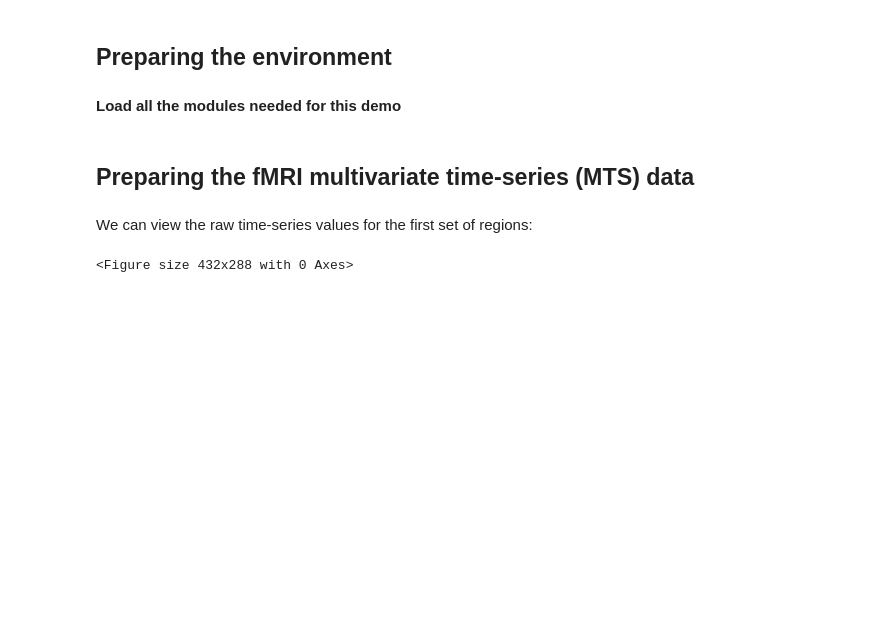
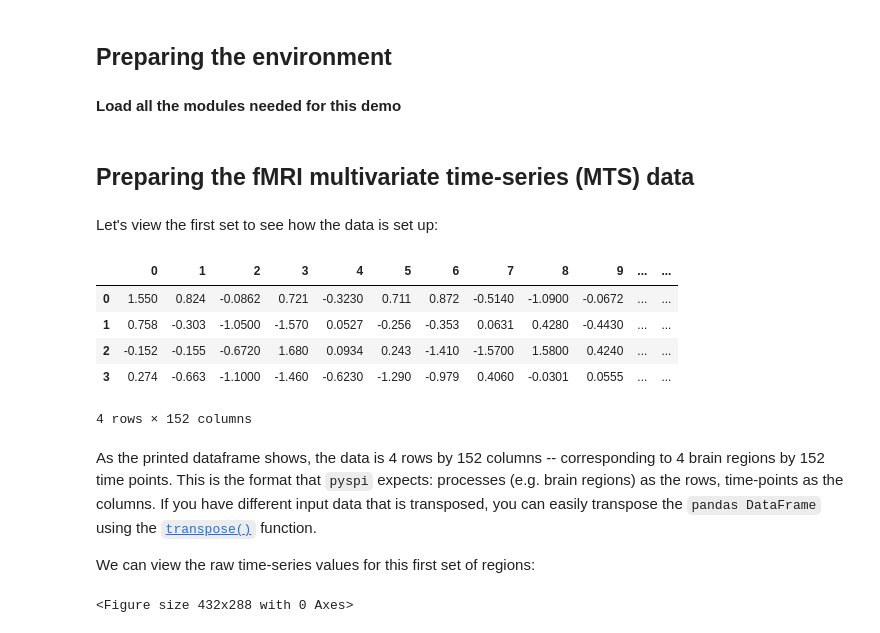
Before and after one commit to anniegbryant/CNS_2022, a Jupyter notebook: pyspi_tutorial/CNS2022_pyspi_demo.ipynb, the cells around one changed output. Saved outputs shown, nothing was run; the diff lists cells and outputs as text; code cells hidden in the pictures; blank space fills up the shorter version.

```diff
--- a/pyspi_tutorial/CNS2022_pyspi_demo.ipynb
+++ b/pyspi_tutorial/CNS2022_pyspi_demo.ipynb
@@ -40,6 +42,19 @@ BOLD_fMRI_TS_set4 = pd.read_csv("/media/sf_Shared_Folder/github/CNS_2022/pyspi_t
 
 # We can arbitrarily label our brain regions ROI1, ROI2, ROI3, ROI4
 region_labels = ["ROI1", "ROI2", "ROI3", "ROI4"]
+# %% [markdown]
+Let's view the first set to see how the data is set up:
+# %%
+BOLD_fMRI_TS_set1
+# %% [output]
+|  | 0 | 1 | 2 | 3 | 4 | 5 | 6 | 7 | 8 | 9 | ... | ... |
+| 0 | 1.550 | 0.824 | -0.0862 | 0.721 | -0.3230 | 0.711 | 0.872 | -0.5140 | -1.0900 | -0.0672 | ... | ... |
+| 1 | 0.758 | -0.303 | -1.0500 | -1.570 | 0.0527 | -0.256 | -0.353 | 0.0631 | 0.4280 | -0.4430 | ... | ... |
+| 2 | -0.152 | -0.155 | -0.6720 | 1.680 | 0.0934 | 0.243 | -1.410 | -1.5700 | 1.5800 | 0.4240 | ... | ... |
+| 3 | 0.274 | -0.663 | -1.1000 | -1.460 | -0.6230 | -1.290 | -0.979 | 0.4060 | -0.0301 | 0.0555 | ... | ... |
+4 rows × 152 columns
 # %% [markdown]
-We can view the raw time-series values for the first set of regions:
+As the printed dataframe shows, the data is 4 rows by 152 columns -- corresponding to 4 brain regions by 152 time points. This is the format that `pyspi` expects: processes (e.g. brain regions) as the rows, time-points as the columns. If you have different input data that is transposed, you can easily transpose the `pandas DataFrame` using the [`transpose()`](https://pandas.pydata.org/docs/reference/api/pandas.DataFrame.transpose.html) function.
+
+We can view the raw time-series values for this first set of regions:
 # %%
```
Also changed, not shown: parts of 14 cells of this notebook, 5 other files.
